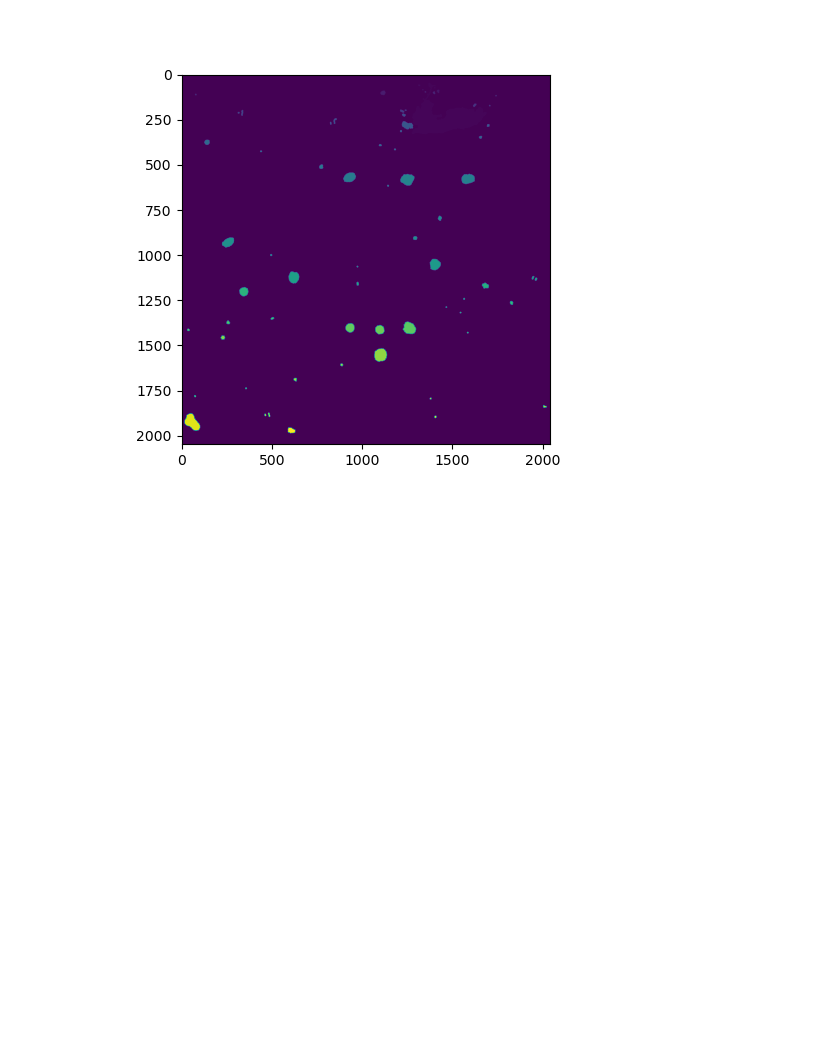
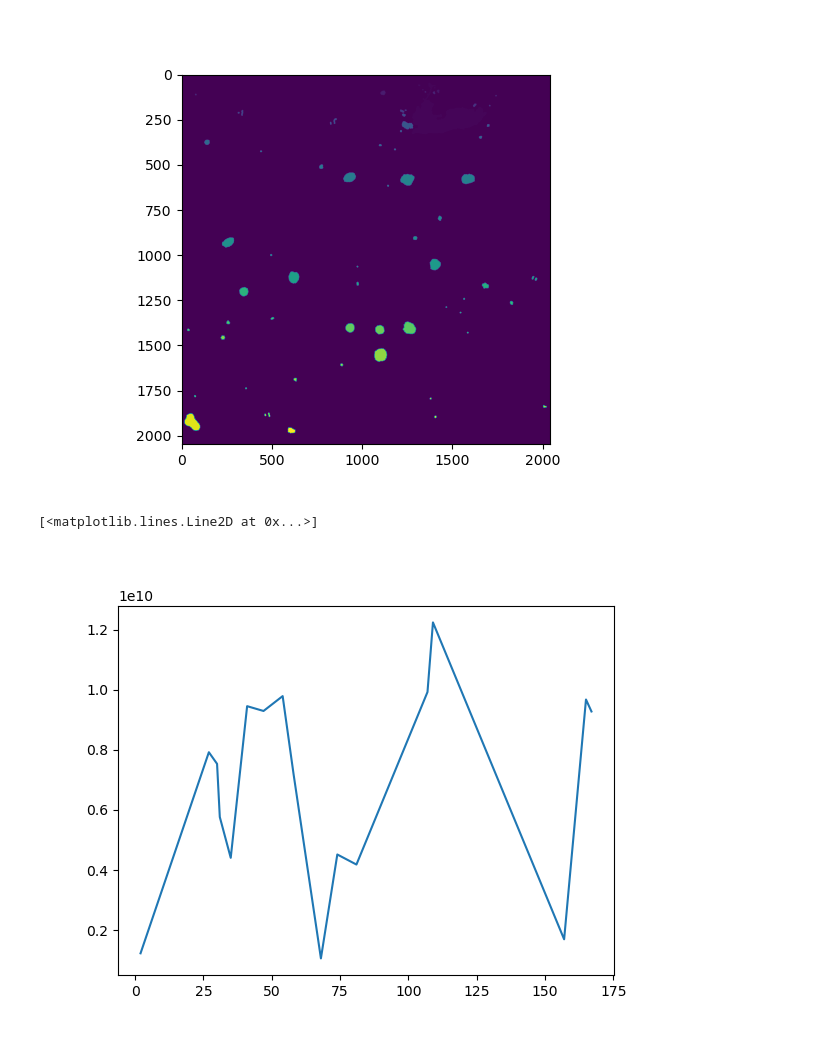
Before and after one commit to BurztPp/LiscaNotebook, a Jupyter notebook: notebooks_tests/viewing_stacks.ipynb, the cells around one changed output. Drawn from its saved outputs; the diff is of its cells as text; code cells hidden in the pictures; blank space fills up the shorter version.

```diff
--- a/notebooks_tests/viewing_stacks.ipynb
+++ b/notebooks_tests/viewing_stacks.ipynb
@@ -53,3 +53,12 @@ plt.imshow(mask_labeled)
 # %% [output]
 <matplotlib.image.AxesImage at 0x...>
 [figure]
+# %%
+df = pd.read_csv('/project/ag-moonraedler/MAtienza/pyama/tracking_data.csv')
+# %%
+plt.close('all')
+dfp = df[df.id==60]
+plt.plot(dfp.frame, dfp.fluorescence)
+# %% [output]
+[<matplotlib.lines.Line2D at 0x...>]
+[figure, added]
```
Also changed, not shown: parts of 1 cell of this notebook, 7 other files.
